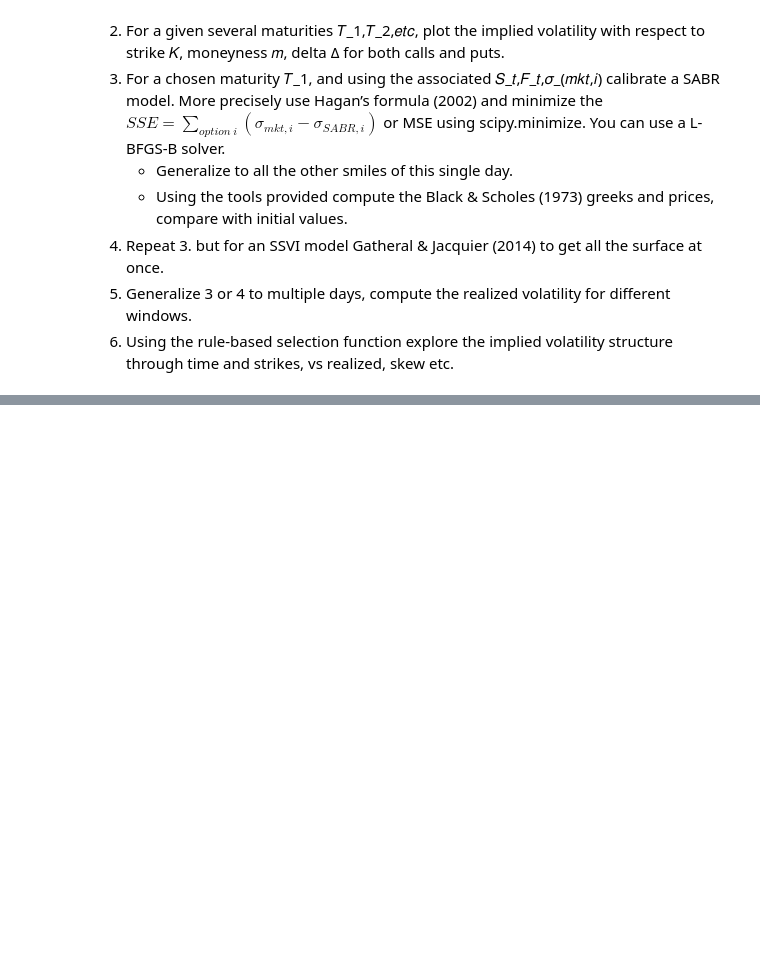
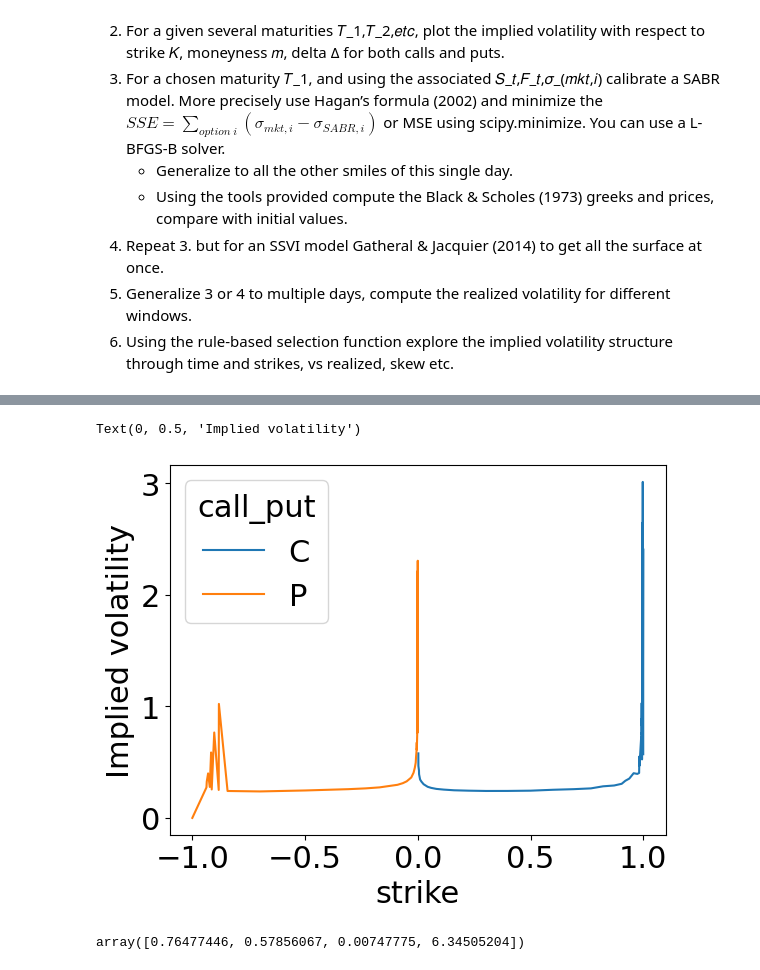
Before and after one commit to BaptisteZloch/Dauphine-Lecture-Volatility, a Jupyter notebook: notebooks/Lecture_2.ipynb, the cells around one changed output, grey strips where cells are left out. Cells and saved outputs as stored; diff of their text form; code cells hidden in the pictures; blank space fills up the shorter version.

```diff
--- a/notebooks/Lecture_2.ipynb
+++ b/notebooks/Lecture_2.ipynb
@@ -52,0 +88,9 @@ df_options.head()
+# %%
+df_single_expiry = df_options.loc[df_options.expiration=="2022-01-21"]
+ax = df_single_expiry.pivot_table(index="delta",columns="call_put",values='implied_volatility').sort_index().plot()
+ax.set_xlabel("strike")
+ax.set_ylabel("Implied volatility")
+# ax.axvline(x=df_single_expiry['spot'].iloc[0],label="spot",color="black")
+# %% [output]
+Text(0, 0.5, 'Implied volatility')
+[figure, added]
@@ -52,0 +168,16 @@ df_options.head()
+# %%
+put_strike_filter = (df_single_expiry["call_put"]=='P') & (df_single_expiry["strike"]<=df_single_expiry["forward"])
+call_strike_filter = (df_single_expiry["call_put"]=='C') & (df_single_expiry["strike"]>=df_single_expiry["forward"])
+
+df_single_expiry_filtered = df_single_expiry.loc[put_strike_filter | call_strike_filter ]
+
+params = fit(
+    df_single_expiry_filtered['forward'],
+    df_single_expiry_filtered['strike'],
+    df_single_expiry_filtered['day_to_expiration']/252,
+    df_single_expiry_filtered['implied_volatility'],
+    initial_guess=(0.2, 0.75, -0.5, 0.2)
+)
+params
+# %% [output]
+array([0.76477446, 0.57856067, 0.00747775, 6.34505204])
```
Also changed, not shown: parts of 13 cells of this notebook.
